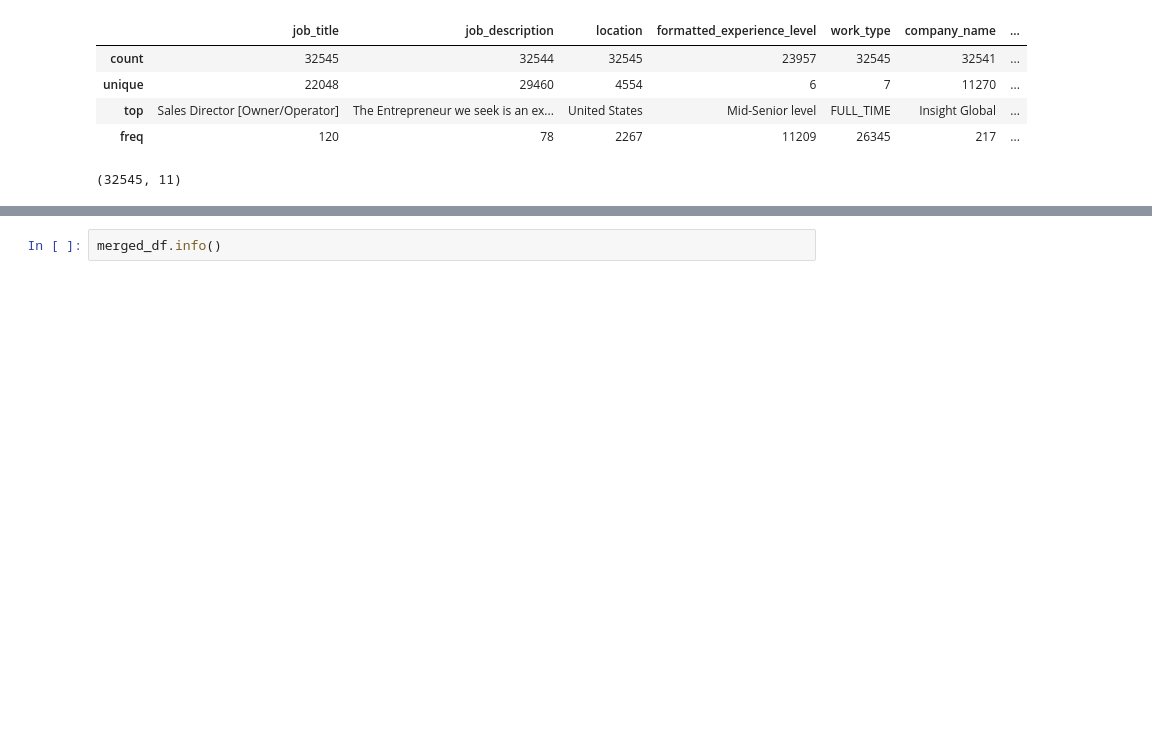
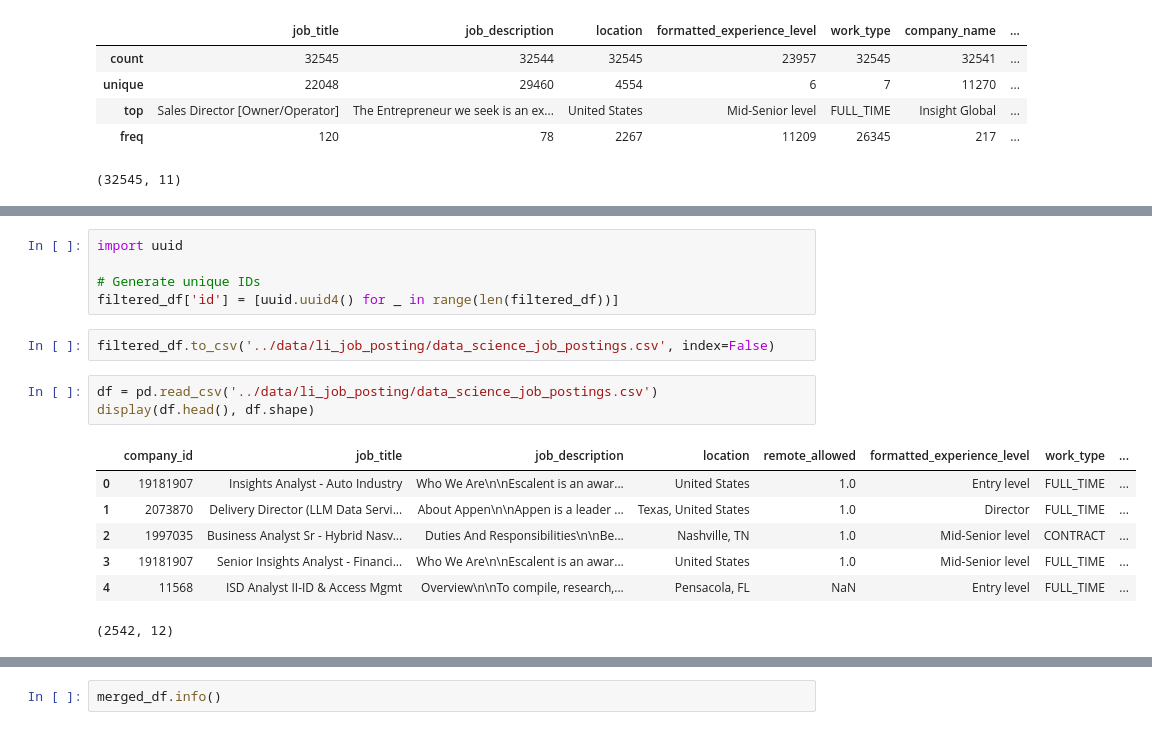
Before and after one commit to Z-Source-Code/Resume-Screener, a Jupyter notebook: notebooks/Data Analysis_v2.ipynb, the cells around one changed output, grey strips where cells are left out. Drawn from its saved outputs; the diff is of its cells as text; blank space fills up the shorter version.

```diff
--- a/notebooks/Data Analysis_v2.ipynb
+++ b/notebooks/Data Analysis_v2.ipynb
@@ -91,0 +162,18 @@ display(merged_df.head(), merged_df.describe(include='object'), merged_df.shape)
+# %%
+import uuid
+
+# Generate unique IDs
+filtered_df['id'] = [uuid.uuid4() for _ in range(len(filtered_df))]
+# %%
+filtered_df.to_csv('../data/li_job_posting/data_science_job_postings.csv', index=False)
+# %%
+df = pd.read_csv('../data/li_job_posting/data_science_job_postings.csv')
+display(df.head(), df.shape)
+# %% [output]
+|  | company_id | job_title | job_description | location | remote_allowed | formatted_experience_level | work_type | ... |
+| 0 | 19181907 | Insights Analyst - Auto Industry | Who We Are\n\nEscalent is an awar... | United States | 1.0 | Entry level | FULL_TIME | ... |
+| 1 | 2073870 | Delivery Director (LLM Data Servi... | About Appen\n\nAppen is a leader ... | Texas, United States | 1.0 | Director | FULL_TIME | ... |
+| 2 | 1997035 | Business Analyst Sr - Hybrid Nasv... | Duties And Responsibilities\n\nBe... | Nashville, TN | 1.0 | Mid-Senior level | CONTRACT | ... |
+| 3 | 19181907 | Senior Insights Analyst - Financi... | Who We Are\n\nEscalent is an awar... | United States | 1.0 | Mid-Senior level | FULL_TIME | ... |
+| 4 | 11568 | ISD Analyst II-ID & Access Mgmt | Overview\n\nTo compile, research,... | Pensacola, FL | NaN | Entry level | FULL_TIME | ... |
+(2542, 12)
```
Also changed, not shown: parts of 10 cells of this notebook, 2 other files.
